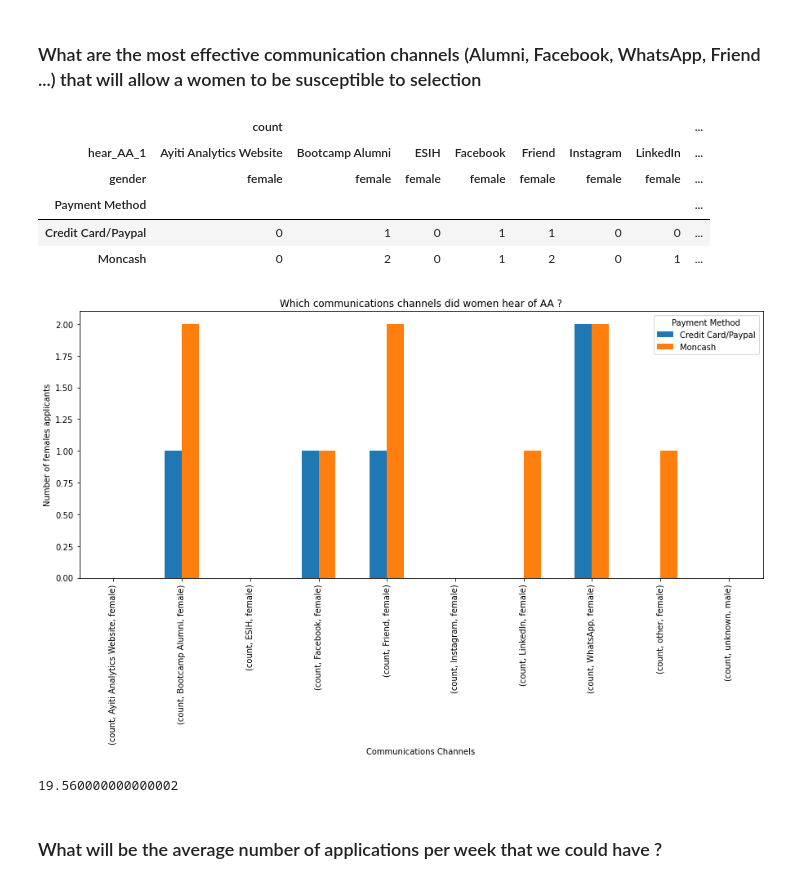
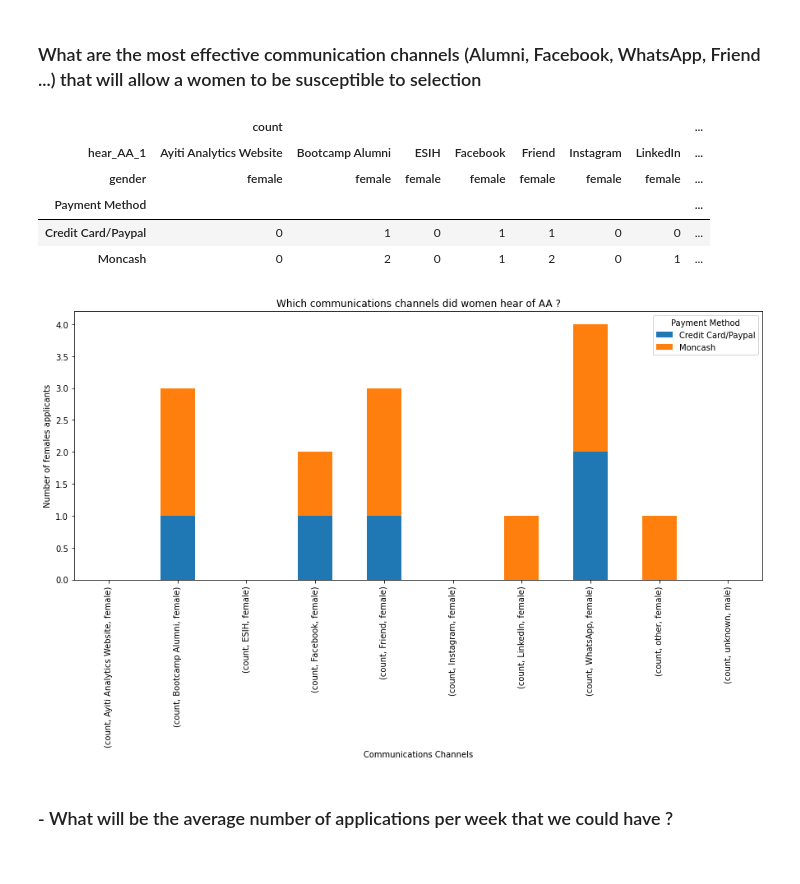
Before and after one commit to VIP509/Data-Processing-Project, a Jupyter notebook: Dataprocess1.ipynb, the cells around one changed output. Saved outputs shown, nothing was run; the diff lists cells and outputs as text; code cells hidden in the pictures.

```diff
--- a/Dataprocess1.ipynb
+++ b/Dataprocess1.ipynb
@@ -414,28 +463,22 @@ Moncash                17         0        3        9     1       0
 # %%
 result3 = pd.pivot_table(final,'Age',index = ['Payment Method'],columns=['hear_AA_1','gender'],aggfunc=['count'],dropna = True,fill_value = 0)
 result3 = result3.iloc[:2,[0,2,4,6,8,10,12,14,16,18]]
 display(result3)
 
-ax = result3.sort_index().T.plot(kind='bar',figsize=(15,6))
+ax = result3.sort_index().T.plot(kind='bar',figsize=(15,6),stacked = True)
 ylab = ax.set_ylabel('Number of females applicants')
 xlab = ax.set_xlabel('Communications Channels')
 title = ax.set_title('Which communications channels did women hear of AA ?')
 # %% [output]
 |  | count |  |  |  |  |  |  | ... |
 | hear_AA_1 | Ayiti Analytics Website | Bootcamp Alumni | ESIH | Facebook | Friend | Instagram | LinkedIn | ... |
 | gender | female | female | female | female | female | female | female | ... |
 | Payment Method |  |  |  |  |  |  |  | ... |
 | Credit Card/Paypal | 0 | 1 | 0 | 1 | 1 | 0 | 0 | ... |
 | Moncash | 0 | 2 | 0 | 1 | 2 | 0 | 1 | ... |
-[figure, old version]
+[figure, new version]
-# %%
-result9 =final[(final['education_level'] =='Bachelors (bacc +4)') | (final['education_level'] =='Masters') | (final['education_level'] =='Doctorate (PhD, MD, JD)')  ]
-
-result9.shape[0]/final.shape[0]*30
-# %% [output]
-19.560000000000002
 # %% [markdown]
-### What will be the average number of applications per week that we could have ?
+### - What will be the average number of applications per week that we could have ?
 # %%
 dg = final.groupby(pd.Grouper(key='date', freq='7D'))['Date'].value_counts().to_frame()
 dg = dg.reset_index(level = 0)
```
Also changed, not shown: parts of 11 cells of this notebook.
